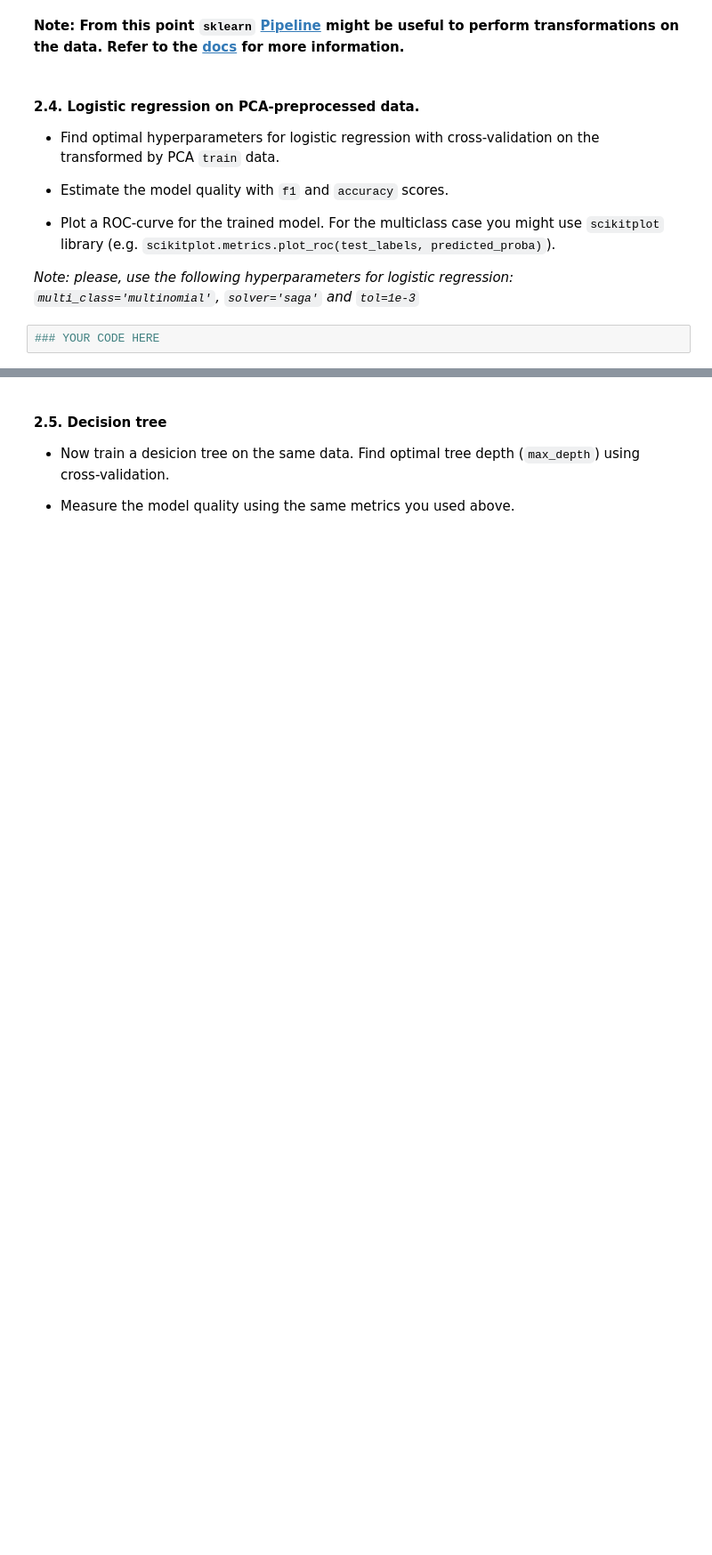
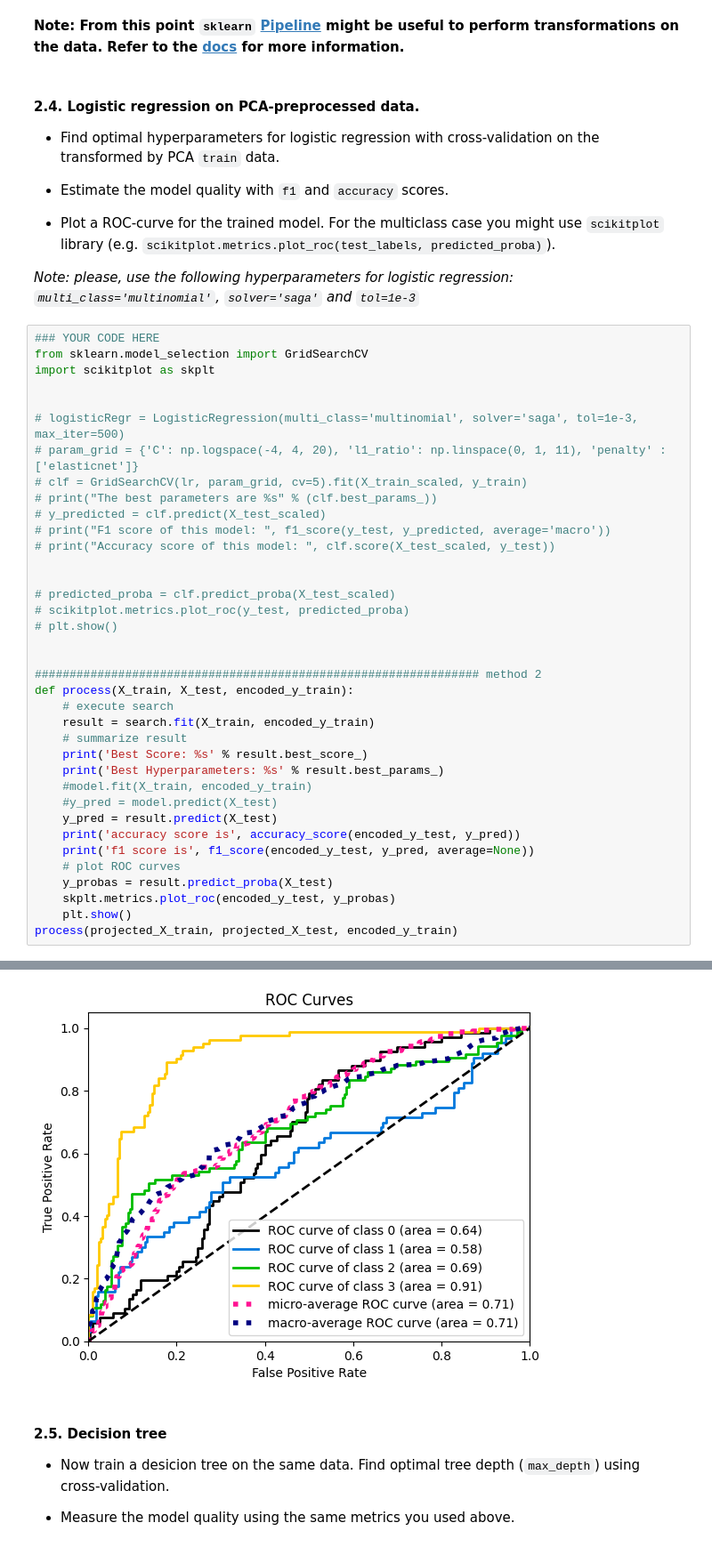
Before and after one commit to Masoudvahid/ML-2022-MIPT, a Jupyter notebook: lab01_ml_pipeline/Lab1_part2_ml_pipeline.ipynb, the cells around one changed output, grey strips where cells are left out. Shown at 89% size. Drawn from its saved outputs; the diff is of its cells as text; blank space fills up the shorter version.

```diff
--- a/lab01_ml_pipeline/Lab1_part2_ml_pipeline.ipynb
+++ b/lab01_ml_pipeline/Lab1_part2_ml_pipeline.ipynb
@@ -138,5 +266,41 @@ Here you are supposed to perform the desired transformations. Please, explain yo
 * Plot a ROC-curve for the trained model. For the multiclass case you might use `scikitplot` library (e.g. `scikitplot.metrics.plot_roc(test_labels, predicted_proba)`).
 
 *Note: please, use the following hyperparameters for logistic regression: `multi_class='multinomial'`, `solver='saga'` and `tol=1e-3`*
-# %%
-### YOUR CODE HERE
+# %%
+### YOUR CODE HERE
+from sklearn.model_selection import GridSearchCV
+import scikitplot as skplt
+
+
+# logisticRegr = LogisticRegression(multi_class='multinomial', solver='saga', tol=1e-3, max_iter=500)
+# param_grid = {'C': np.logspace(-4, 4, 20), 'l1_ratio': np.linspace(0, 1, 11), 'penalty' :['elasticnet']}
+# clf = GridSearchCV(lr, param_grid, cv=5).fit(X_train_scaled, y_train)
+# print("The best parameters are %s" % (clf.best_params_))
+# y_predicted = clf.predict(X_test_scaled)
+# print("F1 score of this model: ", f1_score(y_test, y_predicted, average='macro'))
+# print("Accuracy score of this model: ", clf.score(X_test_scaled, y_test))
+
+
+# predicted_proba = clf.predict_proba(X_test_scaled)
+# scikitplot.metrics.plot_roc(y_test, predicted_proba)
+# plt.show()
+
+
+################################################################ method 2
+def process(X_train, X_test, encoded_y_train):
+    # execute search
+    result = search.fit(X_train, encoded_y_train)
+    # summarize result
+    print('Best Score: %s' % result.best_score_)
+    print('Best Hyperparameters: %s' % result.best_params_)
+    #model.fit(X_train, encoded_y_train)
+    #y_pred = model.predict(X_test)
+    y_pred = result.predict(X_test)
+    print('accuracy score is', accuracy_score(encoded_y_test, y_pred))
+    print('f1 score is', f1_score(encoded_y_test, y_pred, average=None))
+    # plot ROC curves
+    y_probas = result.predict_proba(X_test)
+    skplt.metrics.plot_roc(encoded_y_test, y_probas)
+    plt.show()
+process(projected_X_train, projected_X_test, encoded_y_train)
+# %% [output]
@@ -143,3 +311,4 @@ Here you are supposed to perform the desired transformations. Please, explain yo
+[figure, added]
 # %% [markdown]
 #### 2.5. Decision tree
 * Now train a desicion tree on the same data. Find optimal tree depth (`max_depth`) using cross-validation.
```
Also changed, not shown: parts of 23 cells of this notebook, 1 other file.
